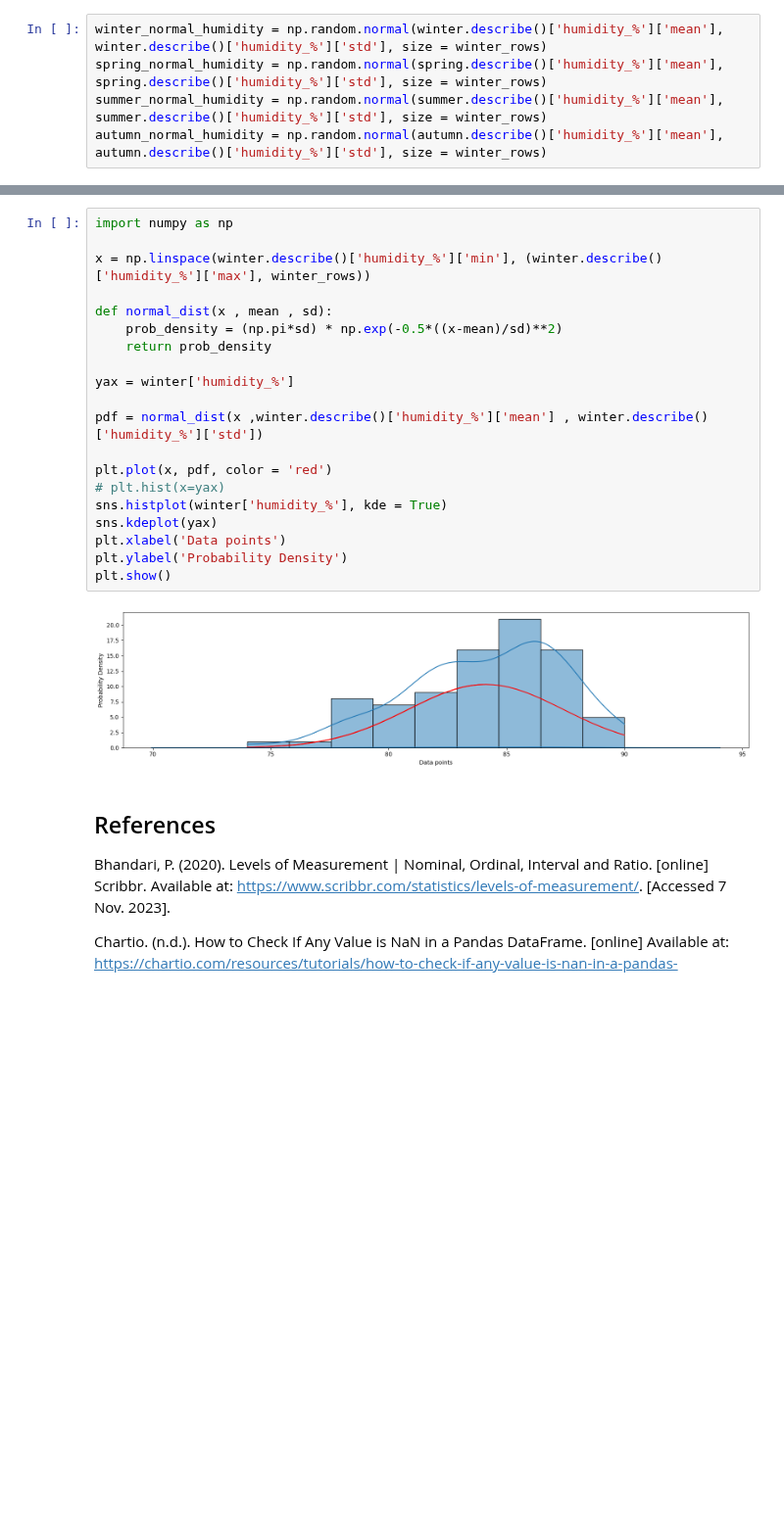
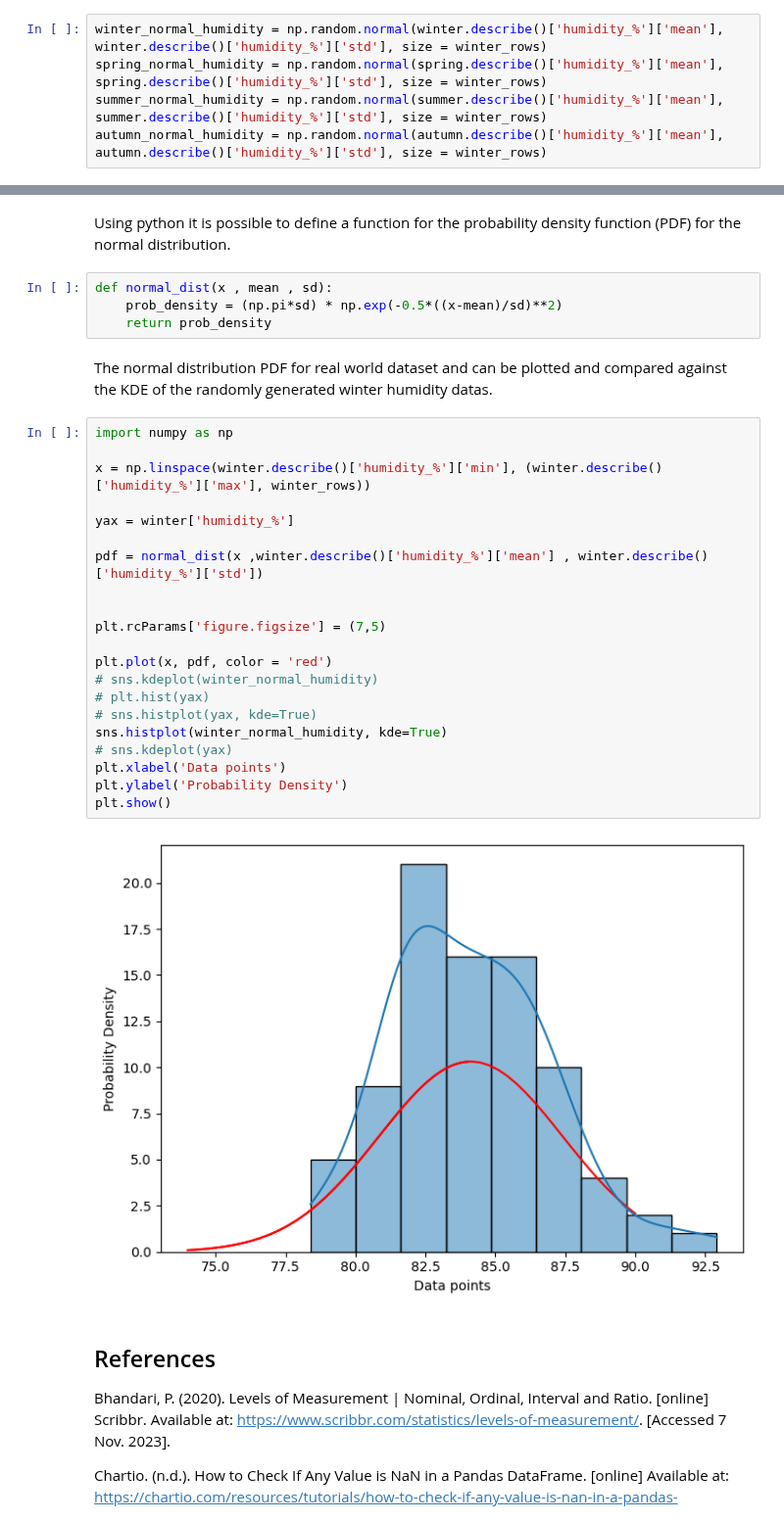
Before and after one commit to humphs078/ProgrammingforDataAnalysisAssignment_1, a Jupyter notebook: submission_notebook.ipynb, the cells around one changed output, grey strips where cells are left out. Shown at 98% size. Cells and saved outputs as stored; diff of their text form; blank space fills up the shorter version.

Commit message:
Humidity distribution clean up

```diff
--- a/submission_notebook.ipynb
+++ b/submission_notebook.ipynb
@@ -657,25 +662,34 @@ axis[3].set(xlabel='value', ylabel='count')
+# %% [markdown]
+Using python it is possible to define a function for the probability density function (PDF) for the normal distribution.
+# %%
+def normal_dist(x , mean , sd):
+    prob_density = (np.pi*sd) * np.exp(-0.5*((x-mean)/sd)**2)
+    return prob_density
+# %% [markdown]
+The normal distribution PDF for real world dataset and can be plotted and compared against the KDE of the randomly generated winter humidity datas.
 # %%
 import numpy as np
 
 x = np.linspace(winter.describe()['humidity_%']['min'], (winter.describe()['humidity_%']['max'], winter_rows))
 
-def normal_dist(x , mean , sd):
-    prob_density = (np.pi*sd) * np.exp(-0.5*((x-mean)/sd)**2)
-    return prob_density
-
 yax = winter['humidity_%']
 
 pdf = normal_dist(x ,winter.describe()['humidity_%']['mean'] , winter.describe()['humidity_%']['std'])
 
+
+plt.rcParams['figure.figsize'] = (7,5)
+
 plt.plot(x, pdf, color = 'red')
-# plt.hist(x=yax)
-sns.histplot(winter['humidity_%'], kde = True)
-sns.kdeplot(yax)
+# sns.kdeplot(winter_normal_humidity)
+# plt.hist(yax)
+# sns.histplot(yax, kde=True)
+sns.histplot(winter_normal_humidity, kde=True)
+# sns.kdeplot(yax)
 plt.xlabel('Data points')
 plt.ylabel('Probability Density')
 plt.show()
 # %% [output]
-[figure, old version]
+[figure, new version]
 # %% [markdown]
 ## References <a id="references"></a>
 
```
Also changed, not shown: parts of 7 cells of this notebook.
